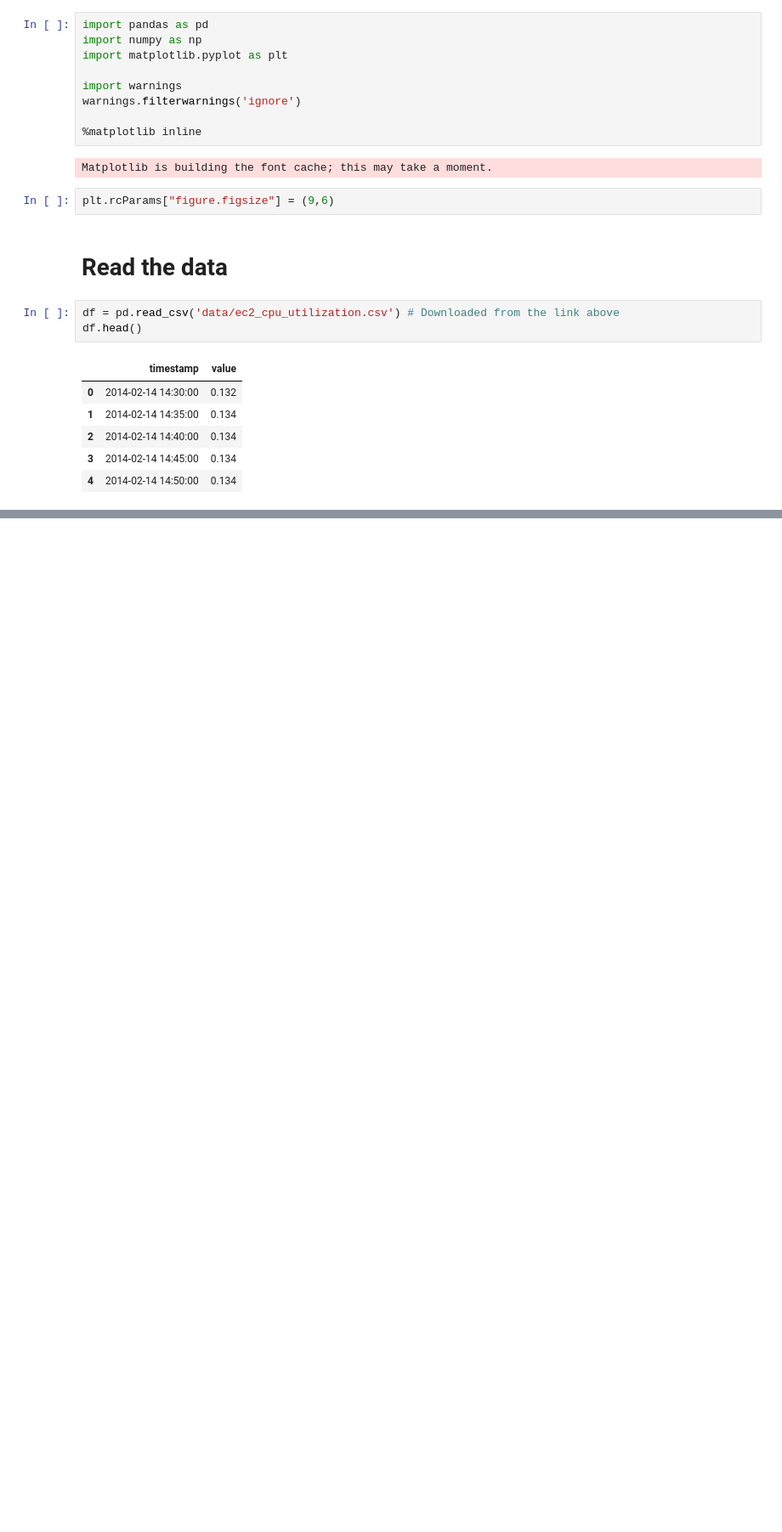
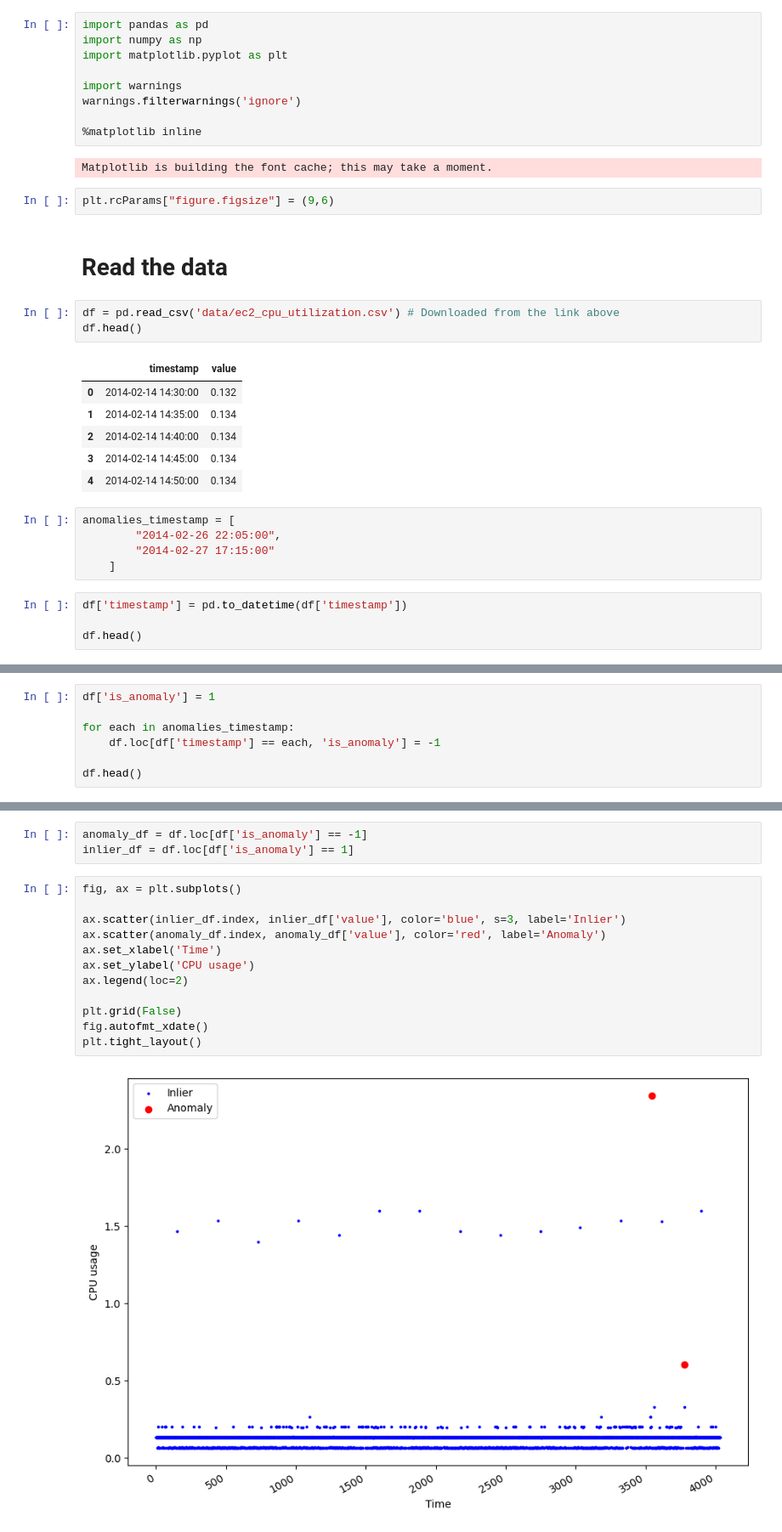
Before and after one commit to jahez07/anomalyDetection, a Jupyter notebook: anomaly_detection_timeSeries.ipynb, the cells around one changed output, grey strips where cells are left out. Shown: that part at 85% size. Cells and saved outputs as stored; diff of their text form; blank space fills up the shorter version.

```diff
--- a/anomaly_detection_timeSeries.ipynb
+++ b/anomaly_detection_timeSeries.ipynb
@@ -25,3 +25,12 @@ df.head()
 | 2 | 2014-02-14 14:40:00 | 0.134 |
 | 3 | 2014-02-14 14:45:00 | 0.134 |
 | 4 | 2014-02-14 14:50:00 | 0.134 |
+# %%
+anomalies_timestamp = [
+        "2014-02-26 22:05:00",
+        "2014-02-27 17:15:00"
+    ]
+# %%
+df['timestamp'] = pd.to_datetime(df['timestamp'])
+
+df.head()
@@ -27,0 +44,7 @@ df.head()
+# %%
+df['is_anomaly'] = 1
+
+for each in anomalies_timestamp:
+    df.loc[df['timestamp'] == each, 'is_anomaly'] = -1
+
+df.head()
@@ -27,0 +58,17 @@ df.head()
+# %%
+anomaly_df = df.loc[df['is_anomaly'] == -1]
+inlier_df = df.loc[df['is_anomaly'] == 1]
+# %%
+fig, ax = plt.subplots()
+
+ax.scatter(inlier_df.index, inlier_df['value'], color='blue', s=3, label='Inlier')
+ax.scatter(anomaly_df.index, anomaly_df['value'], color='red', label='Anomaly')
+ax.set_xlabel('Time')
+ax.set_ylabel('CPU usage')
+ax.legend(loc=2)
+
+plt.grid(False)
+fig.autofmt_xdate()
+plt.tight_layout()
+# %% [output]
+[figure, added]
```
Also changed, not shown: parts of 4 cells of this notebook.
